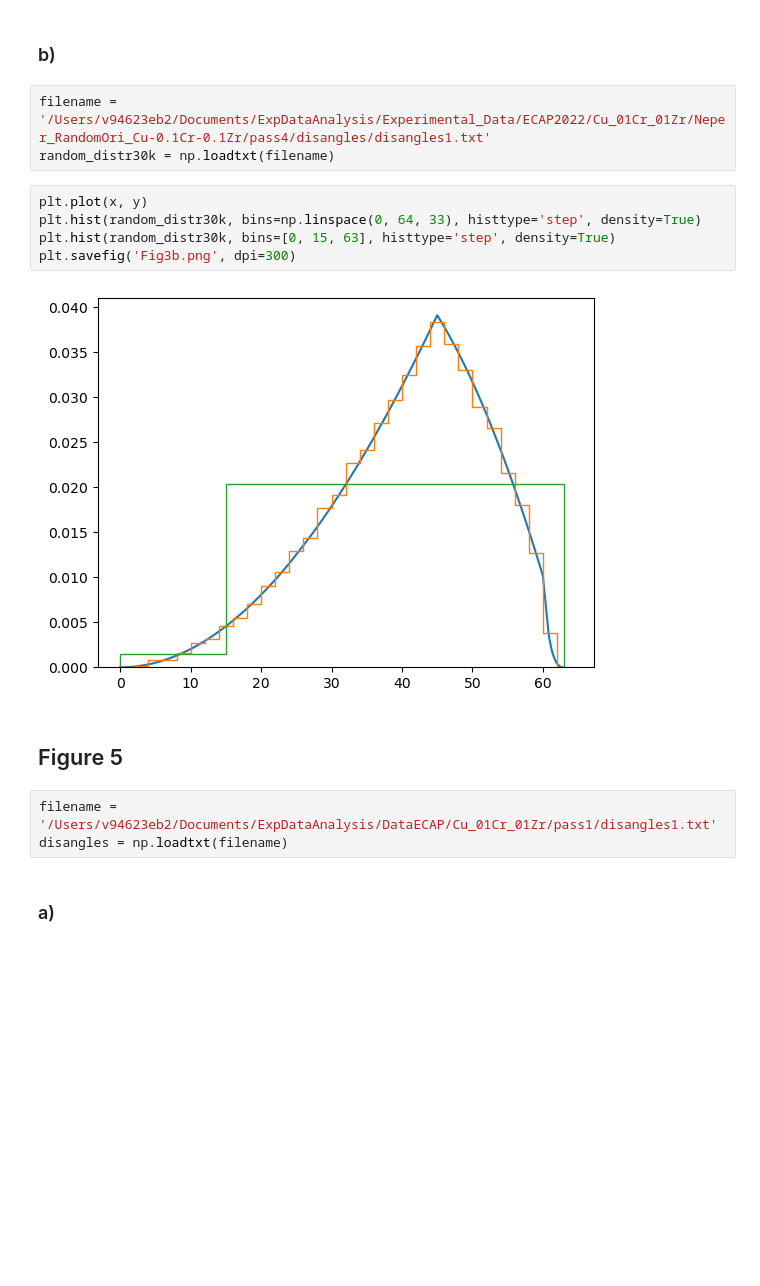
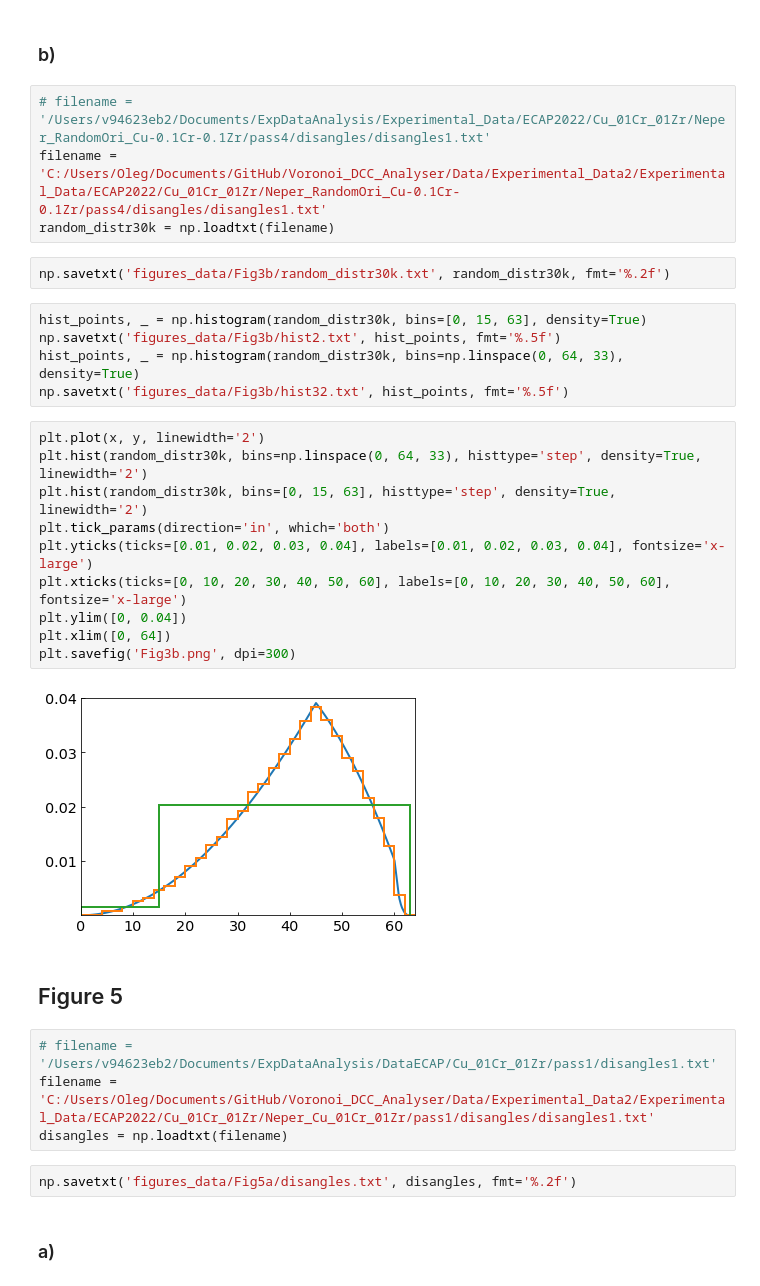
Before and after one commit to PRISBteam/Voronoi_PCC_Analyser, a Jupyter notebook: Paper_figures.ipynb, the cells around one changed output. Saved outputs shown, nothing was run; the diff lists cells and outputs as text; blank space fills up the shorter version.

```diff
--- a/Paper_figures.ipynb
+++ b/Paper_figures.ipynb
@@ -23,19 +45,35 @@ plt.savefig('Fig3a.png', dpi=300)
 # %% [markdown]
 ### b)
 # %%
-filename = '/Users/v94623eb2/Documents/ExpDataAnalysis/Experimental_Data/ECAP2022/Cu_01Cr_01Zr/Neper_RandomOri_Cu-0.1Cr-0.1Zr/pass4/disangles/disangles1.txt'
+# filename = '/Users/v94623eb2/Documents/ExpDataAnalysis/Experimental_Data/ECAP2022/Cu_01Cr_01Zr/Neper_RandomOri_Cu-0.1Cr-0.1Zr/pass4/disangles/disangles1.txt'
+filename = 'C:/Users/Oleg/Documents/GitHub/Voronoi_DCC_Analyser/Data/Experimental_Data2/Experimental_Data/ECAP2022/Cu_01Cr_01Zr/Neper_RandomOri_Cu-0.1Cr-0.1Zr/pass4/disangles/disangles1.txt'
 random_distr30k = np.loadtxt(filename)
+# %%
+np.savetxt('figures_data/Fig3b/random_distr30k.txt', random_distr30k, fmt='%.2f')
+# %%
+hist_points, _ = np.histogram(random_distr30k, bins=[0, 15, 63], density=True)
+np.savetxt('figures_data/Fig3b/hist2.txt', hist_points, fmt='%.5f')
+hist_points, _ = np.histogram(random_distr30k, bins=np.linspace(0, 64, 33), density=True)
+np.savetxt('figures_data/Fig3b/hist32.txt', hist_points, fmt='%.5f')
 # %%
-plt.plot(x, y)
-plt.hist(random_distr30k, bins=np.linspace(0, 64, 33), histtype='step', density=True)
-plt.hist(random_distr30k, bins=[0, 15, 63], histtype='step', density=True)
+plt.plot(x, y, linewidth='2')
+plt.hist(random_distr30k, bins=np.linspace(0, 64, 33), histtype='step', density=True, linewidth='2')
+plt.hist(random_distr30k, bins=[0, 15, 63], histtype='step', density=True, linewidth='2')
+plt.tick_params(direction='in', which='both')
+plt.yticks(ticks=[0.01, 0.02, 0.03, 0.04], labels=[0.01, 0.02, 0.03, 0.04], fontsize='x-large')
+plt.xticks(ticks=[0, 10, 20, 30, 40, 50, 60], labels=[0, 10, 20, 30, 40, 50, 60], fontsize='x-large')
+plt.ylim([0, 0.04])
+plt.xlim([0, 64])
 plt.savefig('Fig3b.png', dpi=300)
 # %% [output]
-[figure, old version]
+[figure, new version]
 # %% [markdown]
 ## Figure 5
 # %%
-filename = '/Users/v94623eb2/Documents/ExpDataAnalysis/DataECAP/Cu_01Cr_01Zr/pass1/disangles1.txt'
+# filename = '/Users/v94623eb2/Documents/ExpDataAnalysis/DataECAP/Cu_01Cr_01Zr/pass1/disangles1.txt'
+filename = 'C:/Users/Oleg/Documents/GitHub/Voronoi_DCC_Analyser/Data/Experimental_Data2/Experimental_Data/ECAP2022/Cu_01Cr_01Zr/Neper_Cu_01Cr_01Zr/pass1/disangles/disangles1.txt'
 disangles = np.loadtxt(filename)
+# %%
+np.savetxt('figures_data/Fig5a/disangles.txt', disangles, fmt='%.2f')
 # %% [markdown]
 ### a)
```
Also changed, not shown: parts of 28 cells of this notebook, 1 other file.
